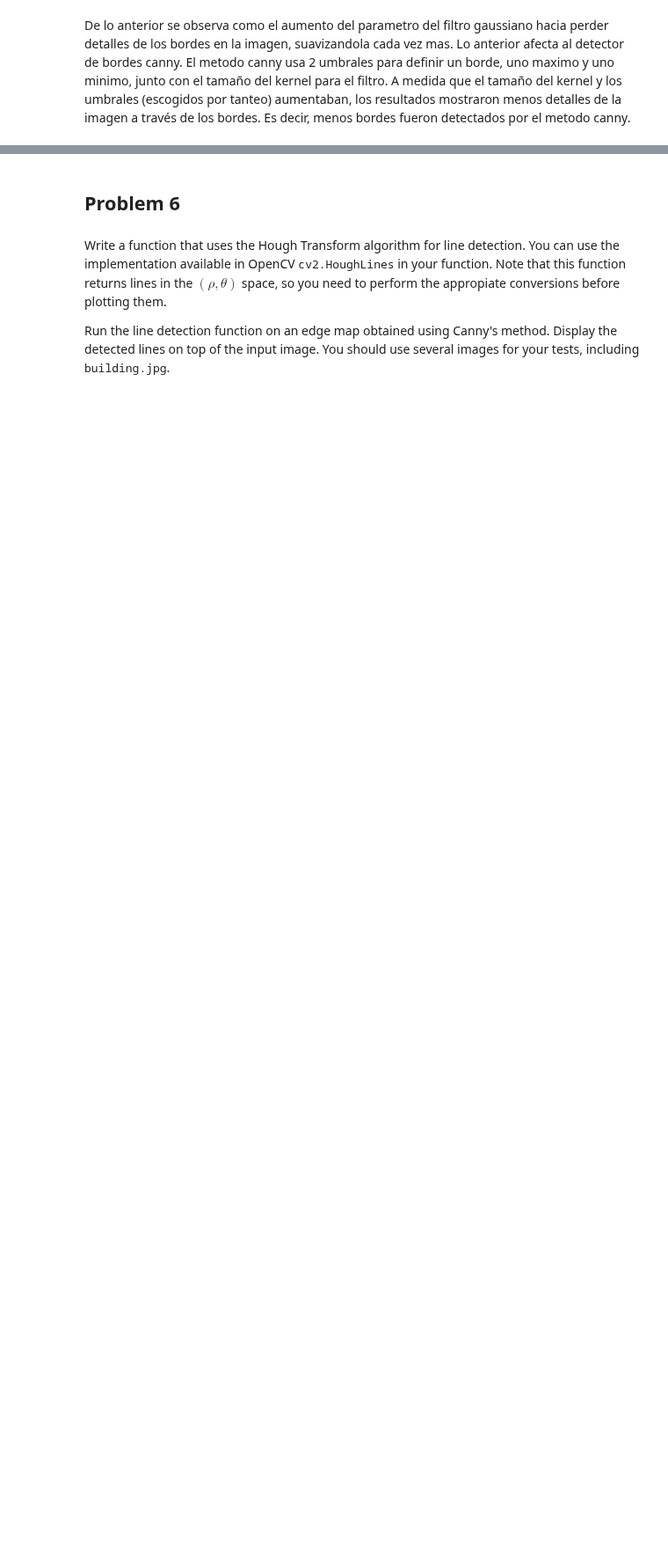
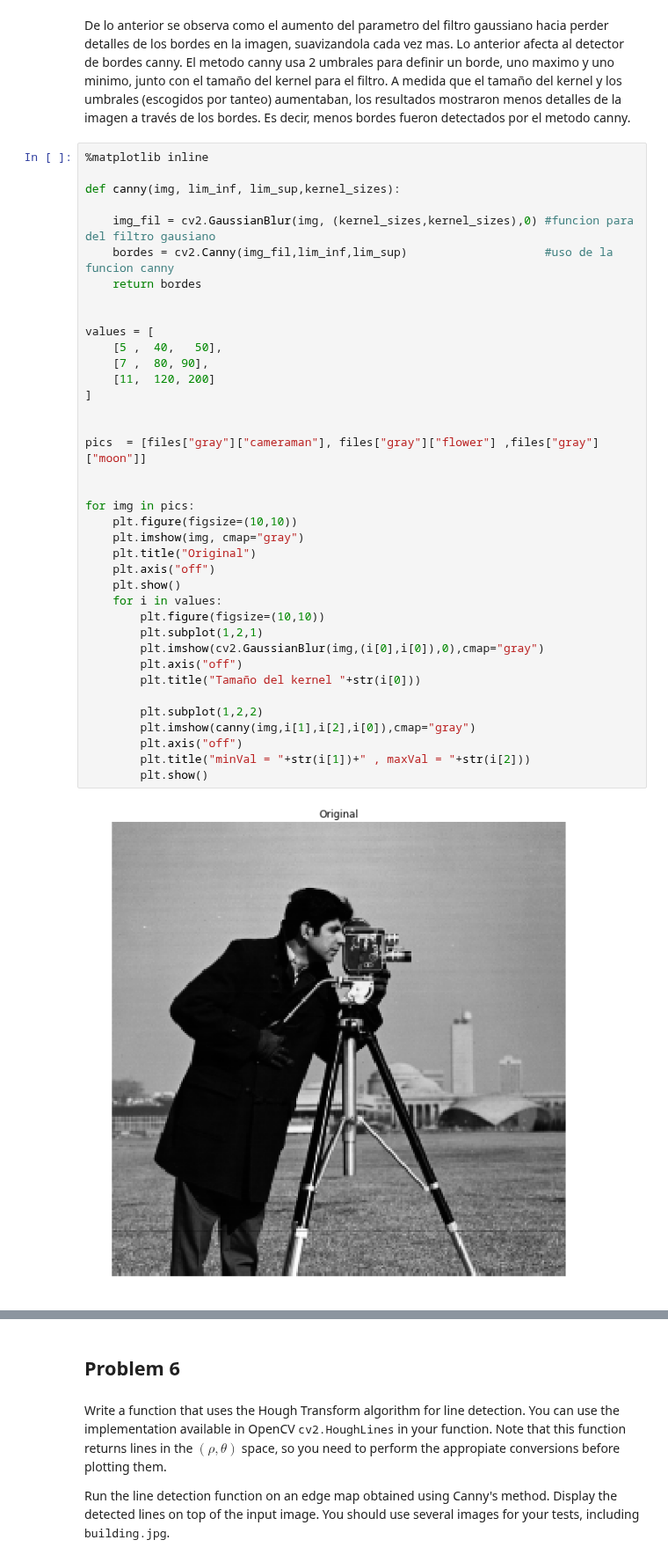
Before and after one commit to Jorgee1/Journey-to-PDI, a Jupyter notebook: Taller_4/problem_set_4.ipynb, the cells around one changed output, grey strips where cells are left out. Shown at 88% size. Cells and saved outputs as stored; diff of their text form; blank space fills up the shorter version.

```diff
--- a/Taller_4/problem_set_4.ipynb
+++ b/Taller_4/problem_set_4.ipynb
@@ -323,2 +279,42 @@ plt.show()
 # %% [markdown]
 De lo anterior se observa como el aumento del parametro del filtro gaussiano hacia perder detalles de los bordes en la imagen, suavizandola cada vez mas. Lo anterior afecta al detector de bordes canny. El metodo canny usa 2 umbrales para definir un borde, uno maximo y uno minimo, junto con el tamaño del kernel para el filtro. A medida que el tamaño del kernel y los umbrales (escogidos por tanteo) aumentaban, los resultados mostraron menos detalles de la imagen a través de los bordes. Es decir, menos bordes fueron detectados por el metodo canny.
+# %%
+%matplotlib inline
+
+def canny(img, lim_inf, lim_sup,kernel_sizes):
+
+    img_fil = cv2.GaussianBlur(img, (kernel_sizes,kernel_sizes),0) #funcion para del filtro gausiano
+    bordes = cv2.Canny(img_fil,lim_inf,lim_sup)                    #uso de la funcion canny
+    return bordes
+
+
+values = [
+    [5 ,  40,   50],
+    [7 ,  80, 90],
+    [11,  120, 200]
+]
+
+
+pics  = [files["gray"]["cameraman"], files["gray"]["flower"] ,files["gray"]["moon"]]
+
+
+for img in pics:
+    plt.figure(figsize=(10,10))
+    plt.imshow(img, cmap="gray")
+    plt.title("Original")
+    plt.axis("off")
+    plt.show()
+    for i in values:
+        plt.figure(figsize=(10,10))
+        plt.subplot(1,2,1)
+        plt.imshow(cv2.GaussianBlur(img,(i[0],i[0]),0),cmap="gray")
+        plt.axis("off")
+        plt.title("Tamaño del kernel "+str(i[0]))
+
+        plt.subplot(1,2,2)
+        plt.imshow(canny(img,i[1],i[2],i[0]),cmap="gray")
+        plt.axis("off")
+        plt.title("minVal = "+str(i[1])+" , maxVal = "+str(i[2]))
+        plt.show()
+# %% [output]
+[figure, added]
```
Also changed, not shown: parts of 5 cells of this notebook.
